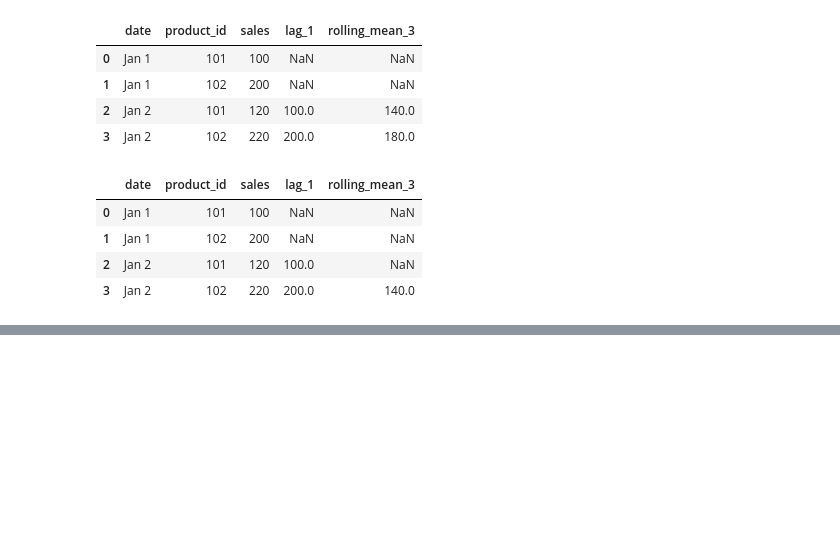
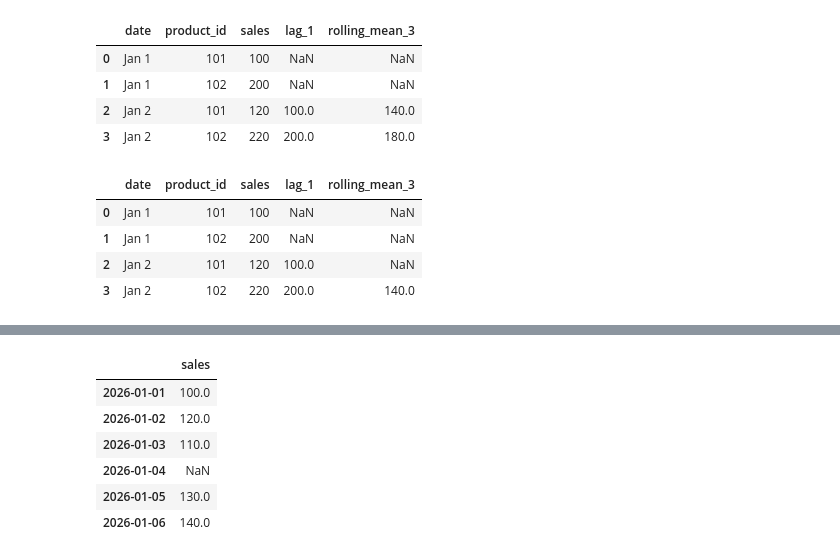
Before and after one commit to amitskingh/aiml-lab, a Jupyter notebook: pandas/001-sql-pandas.ipynb, the cells around one changed output, grey strips where cells are left out. Cells and saved outputs as stored; diff of their text form; code cells hidden in the pictures; blank space fills up the shorter version.

```diff
--- a/pandas/001-sql-pandas.ipynb
+++ b/pandas/001-sql-pandas.ipynb
@@ -336,0 +400,11 @@ df
+# %%
+df = df.reindex(full_dates)
+df
+# %% [output]
+|  | sales |
+| 2026-01-01 | 100.0 |
+| 2026-01-02 | 120.0 |
+| 2026-01-03 | 110.0 |
+| 2026-01-04 | NaN |
+| 2026-01-05 | 130.0 |
+| 2026-01-06 | 140.0 |
```
Also changed, not shown: parts of 12 cells of this notebook, 2 other files.
